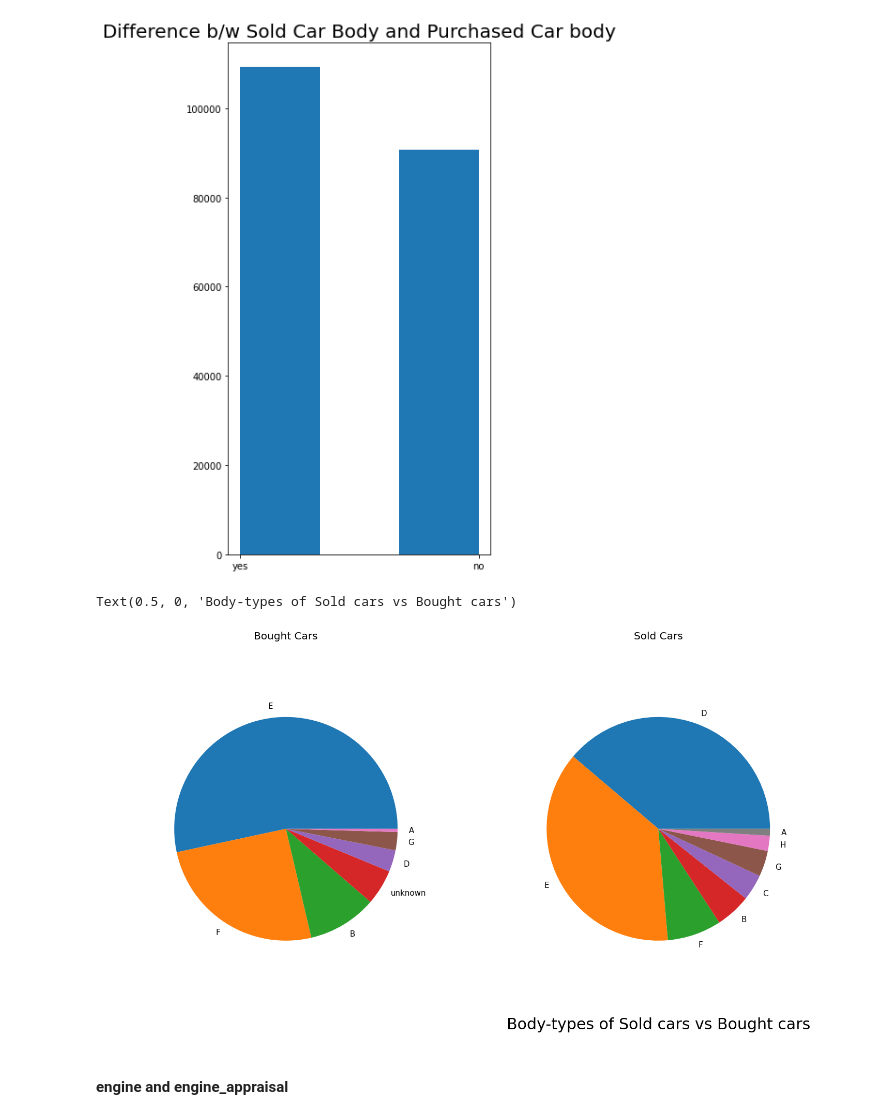
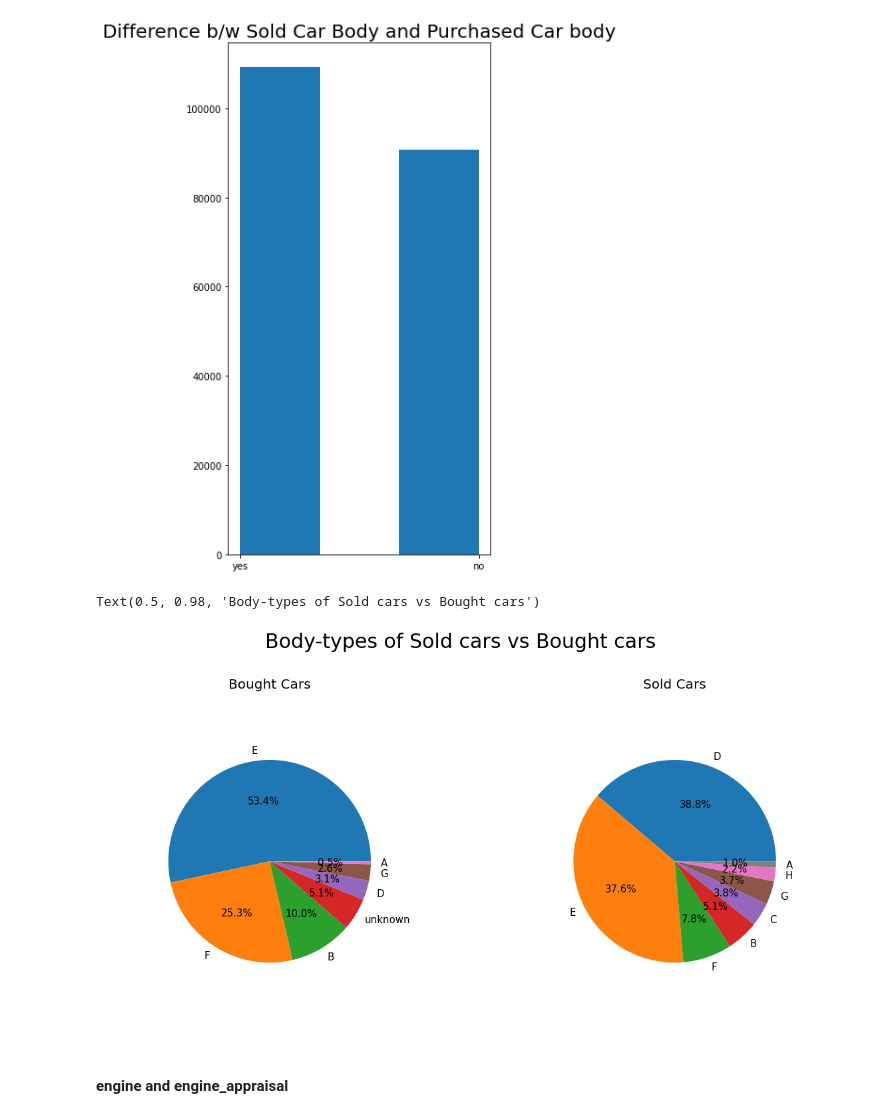
Before and after one commit to Siddharth1060/Car-recomendation-based-on-the-Cars-sold-at-Carmax, a Jupyter notebook: carmax_notebook.ipynb, the cells around one changed output. Cells and saved outputs as stored; diff of their text form; code cells hidden in the pictures.

```diff
--- a/carmax_notebook.ipynb
+++ b/carmax_notebook.ipynb
@@ -480,17 +440,16 @@ plt.title('Difference b/w Sold Car Body and Purchased Car body', fontsize= 20)
 Text(0.5, 1.0, 'Difference b/w Sold Car Body and Purchased Car body')
 [figure]
 # %%
-fig= plt.figure(figsize=(20,10))
-ax1= fig.add_axes([0,0,1,1])
-ax1.pie(df.body.value_counts(), labels= df.body.unique(), radius=0.75, textprops={'fontsize': 15})
+fig, (ax1,ax2)= plt.subplots(1,2, figsize=(20,10))
+
+ax1.pie(df.body.value_counts(), labels= df.body.unique(), radius=0.75, textprops={'fontsize': 15}, autopct='%1.1f%%')
 ax1.set_title('Bought Cars', fontdict={'fontsize':20})
-ax2=fig.add_axes([.5,0,1,1])
-ax2.pie(df.body_appraisal.value_counts(), labels= df.body_appraisal.unique(), radius=0.75, textprops={'fontsize':15})
+ax2.pie(df.body_appraisal.value_counts(), labels= df.body_appraisal.unique(), radius=0.75, textprops={'fontsize':15}, autopct='%1.1f%%')
 ax2.set_title('Sold Cars', fontdict={'fontsize': 20})
-plt.xlabel('Body-types of Sold cars vs Bought cars', fontsize= 30)
+fig.suptitle('Body-types of Sold cars vs Bought cars', fontsize= 30)
 # %% [output]
-Text(0.5, 0, 'Body-types of Sold cars vs Bought cars')
+Text(0.5, 0.98, 'Body-types of Sold cars vs Bought cars')
-[figure, old version]
+[figure, new version]
 # %% [markdown]
 #### engine and engine_appraisal
 # %%
```
Also changed, not shown: parts of 49 cells of this notebook.
